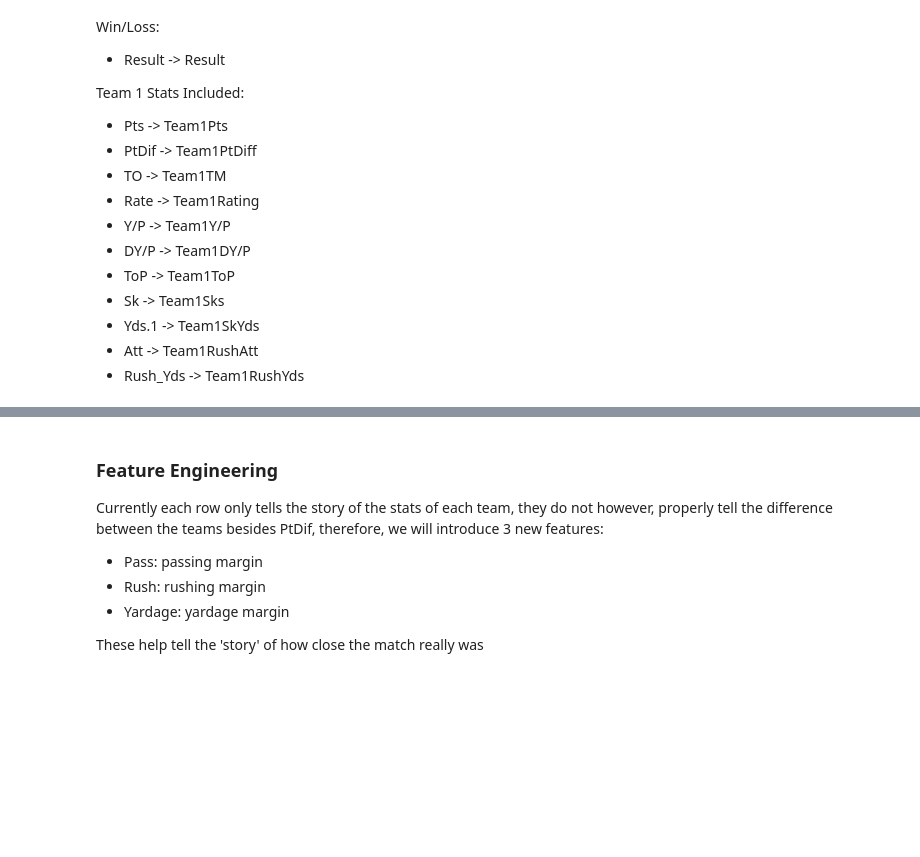
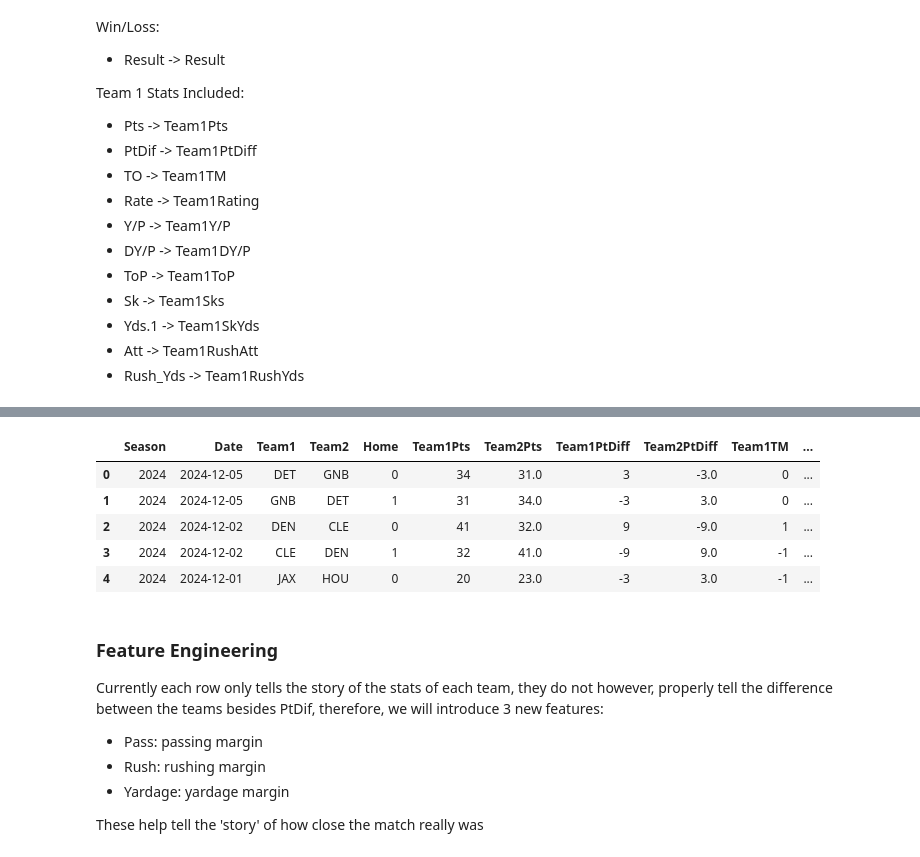
Before and after one commit to pi2chen/nfl-predictions, a Jupyter notebook: nfl_data_preprocessing.ipynb, the cells around one changed output, grey strips where cells are left out. Saved outputs shown, nothing was run; the diff lists cells and outputs as text; code cells hidden in the pictures; blank space fills up the shorter version.

```diff
--- a/nfl_data_preprocessing.ipynb
+++ b/nfl_data_preprocessing.ipynb
@@ -491,3 +725,47 @@ df.head(5)
+# %%
+import pandas as pd
+
+# Assuming 'new_df' is your original DataFrame
+
+# Step 1: Create a copy of the DataFrame and rename the columns to represent Team2's perspective
+df_shifted = new_df.copy()
+
+# Rename columns to reflect Team2's perspective (shifted stats)
+df_shifted.rename(columns={
+    'Team1': 'Team2',
+    'Team2': 'Team1',
+    'Team1Pts': 'Team2Pts',
+    'Team1PtDiff': 'Team2PtDiff',
+    'Team1TM': 'Team2TM',
+    'Team1Rating': 'Team2Rating',
+    'Team1Y/P': 'Team2Y/P',
+    'Team1DY/P': 'Team2DY/P',
+    'Team1ToP': 'Team2ToP',
+    'Team1Sks': 'Team2Sks',
+    'Team1SkYds': 'Team2SkYds',
+    'Team1RushAtt': 'Team2RushAtt',
+    'Team1RushYds': 'Team2RushYds',
+}, inplace=True)
+
+# Step 2: Merge the original DataFrame with the shifted DataFrame based on Date, Team1, and Team2
+merged_df = pd.merge(new_df, df_shifted, on=['Date', 'Team1', 'Team2'], how='left', suffixes=('', '_Team2'))
+
+# Step 3: Clean up the DataFrame by selecting the relevant columns (no duplicate columns)
+merged_df = merged_df[['Season', 'Date', 'Team1', 'Team2', 'Home', 'Team1Pts', 'Team2Pts', 'Team1PtDiff', 'Team2PtDiff',
+                       'Team1TM', 'Team2TM', 'Team1Rating', 'Team2Rating', 'Team1Y/P', 'Team2Y/P', 'Team1DY/P', 'Team2DY/P',
+                       'Team1ToP', 'Team2ToP', 'Team1Sks', 'Team2Sks', 'Team1SkYds', 'Team2SkYds', 'Team1RushAtt',
+                       'Team2RushAtt', 'Team1RushYds', 'Team2RushYds', 'Result']]
+
+# Now 'merged_df' will have the data for both teams in the same row, with the stats ported over correctly.
+
+merged_df.head(5)
+# %% [output]
+|  | Season | Date | Team1 | Team2 | Home | Team1Pts | Team2Pts | Team1PtDiff | Team2PtDiff | Team1TM | ... |
+| 0 | 2024 | 2024-12-05 | DET | GNB | 0 | 34 | 31.0 | 3 | -3.0 | 0 | ... |
+| 1 | 2024 | 2024-12-05 | GNB | DET | 1 | 31 | 34.0 | -3 | 3.0 | 0 | ... |
+| 2 | 2024 | 2024-12-02 | DEN | CLE | 0 | 41 | 32.0 | 9 | -9.0 | 1 | ... |
+| 3 | 2024 | 2024-12-02 | CLE | DEN | 1 | 32 | 41.0 | -9 | 9.0 | -1 | ... |
+| 4 | 2024 | 2024-12-01 | JAX | HOU | 0 | 20 | 23.0 | -3 | 3.0 | -1 | ... |
 # %% [markdown]
 ### **Feature Engineering**
 
```
Also changed, not shown: parts of 25 cells of this notebook, 1 other file.
